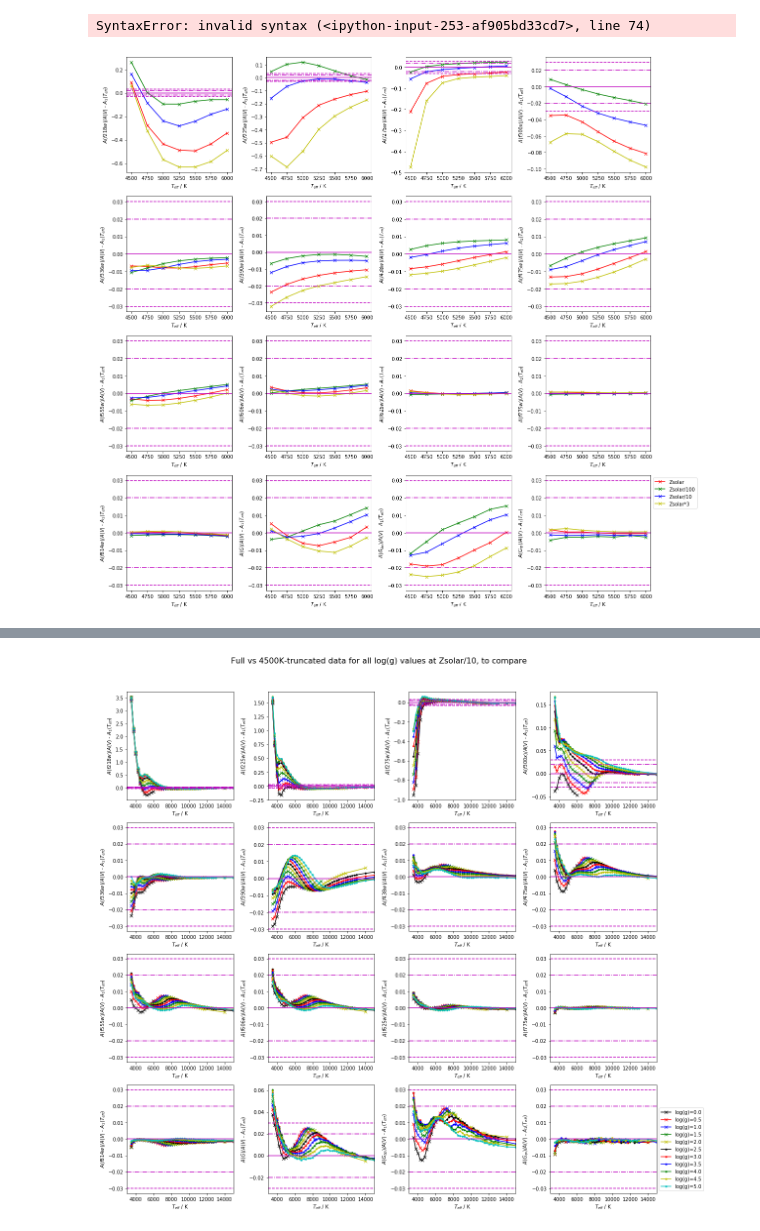
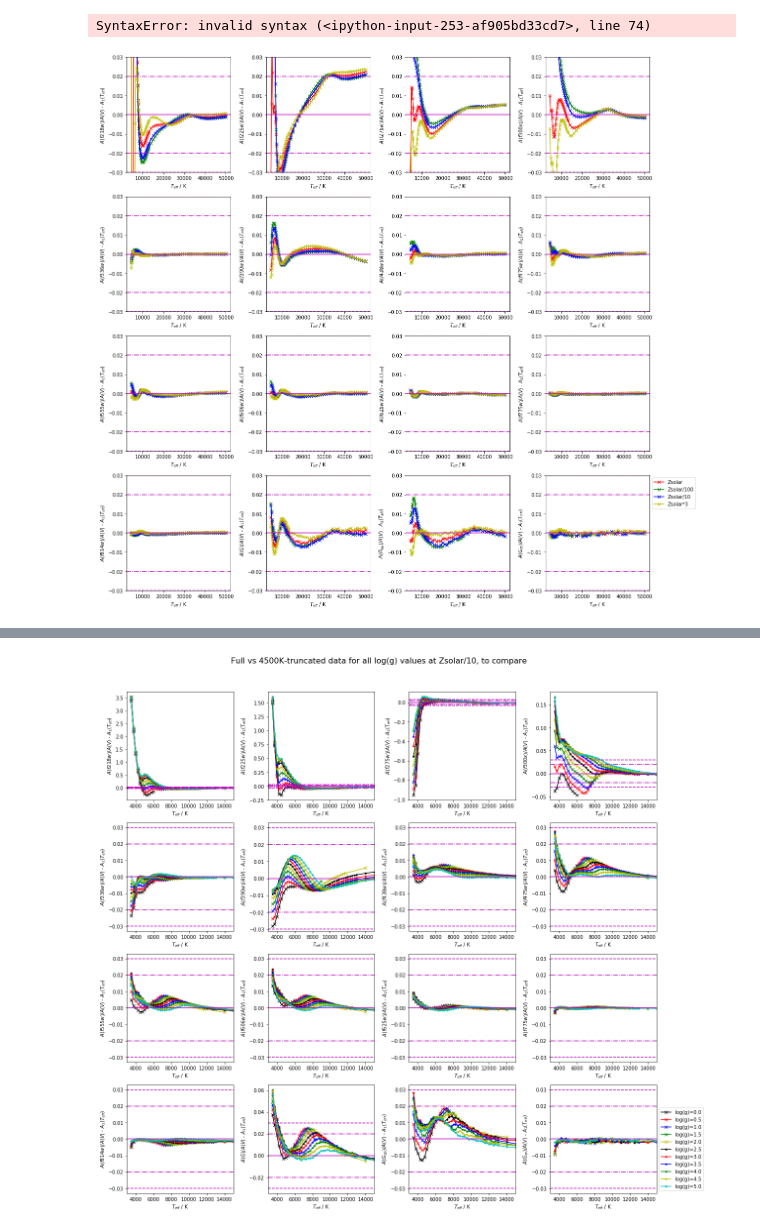
Before and after one commit to AlexlwAstro/phd_work, a Jupyter notebook: gaia_spectra_plots.ipynb, the cells around one changed output, grey strips where cells are left out. Drawn from its saved outputs; the diff is of its cells as text; code cells hidden in the pictures.

```diff
--- a/gaia_spectra_plots.ipynb
+++ b/gaia_spectra_plots.ipynb
@@ -2546,7 +2537,7 @@ Zsolar*3, 5.0: zeta = -0.012147359038840524,     decay coefficient: (1.176854938
 # Store the coefficients in a log(g)-keyed dictionary
 dosc_coeffs_dict = {}
 
-#R2_Tmin = 3500
+R2_Tref = 15000
 keyval = '5.0'
 zs_data_arr = R2_zs_dict_45[keyval]
 z2_data_arr = R2_z2_dict_45[keyval]
@@ -2563,27 +2554,27 @@ with open(output_name,'w') as f:
 # d,zeta,k,r    *1.0e-04
 # dosc_out = k*np.exp( s*(Tdata-Tmax) ) + r
 manual_f218w_zs = [30.0,0.3,1.0e-04,0.00] # red curve
-manual_f218w_z2 = [4.0,1.1,1.0e-05,-0.02] # green
+manual_f218w_z2 = [4.0,1.1,7.5e-05,-0.02] # green
 manual_f218w_z1 = [14.0,0.75,-4.0e-06,0.00] # blue
-manual_f218w_zh = [10.0,0.8,1.0e-04,0.00] # yellow
+manual_f218w_zh = [15.0,0.7,1.0e-04,0.00] # yellow
 manual_f218w = [manual_f218w_zs,manual_f218w_z2,manual_f218w_z1,manual_f218w_zh]
 
 manual_f225w_zs = [11.5,0.92,1.0e-05,0.00] # red
 manual_f225w_z2 = [12.,1.0,1.7e-06,-0.015] # green
 manual_f225w_z1 = [13.2,0.69,-2.0e-05,0.00] # blue
-manual_f225w_zh = [30.,0.2,1.0e-03,0.00] # yellow
+manual_f225w_zh = [2.,1.5,-1.0e-07,0.02] # yellow
 manual_f225w = [manual_f225w_zs,manual_f225w_z2,manual_f225w_z1,manual_f225w_zh]
 
 manual_f275w_zs = [10.,0.8,7.0e-06,0.00] # red
-manual_f275w_z2 = [1.7,1.5,1.0e-03,0.00] # green
+manual_f275w_z2 = [6.,0.7,5.0e-05,0.00] # green
 manual_f275w_z1 = [2.0,1.2,1.0e-03,-0.005] # blue
-manual_f275w_zh = [10.,0.7,1.0e-06,-0.01] # yellow
+manual_f275w_zh = [20.,0.7,1.0e-08,-0.01] # yellow
 manual_f275w = [manual_f275w_zs,manual_f275w_z2,manual_f275w_z1,manual_f275w_zh]
 
 manual_f300x_zs = [3.0,0.1,2.0e-02,0.00] # red
-manual_f300x_z2 = [1.0,1.5,7.0e-03,-0.01] # green
+manual_f300x_z2 = [1.0,1.5,1.7e-03,0.00] # green
 manual_f300x_z1 = [1.5,1.3,2.5e-03,0.00] # blue
-manual_f300x_zh = [4.0,0.9,5.0e-03,-0.02] # yellow
+manual_f300x_zh = [4.0,0.9,4.0e-03,-0.02] # yellow
 manual_f300x = [manual_f300x_zs,manual_f300x_z2,manual_f300x_z1,manual_f300x_zh]
 
 
@@ -2600,23 +2591,23 @@ for i in range(3,7):
     d_2,zeta_2,k_2,r_2 = (manual_coeffs[i-3])[1]
     d_1,zeta_1,k_1,r_1 = (manual_coeffs[i-3])[2]
     d_h,zeta_h,k_h,r_h = (manual_coeffs[i-3])[3]
-    result_curve_zs,coeffs_s = coeffs_tinker_store(comb_dict_zs_4500K[keyval],R2_Tmax,keyval,0.0,d_s,zeta_s,k_s,r_s,comb_filter_str[i-3],tinker_coeffs,file_out=output_name)
-    result_curve_z2,coeffs_2 = coeffs_tinker_store(z2_data_arr,R2_Tmax,keyval,-2.0,d_2,zeta_2,k_2,r_2,comb_filter_str[i-3],tinker_coeffs,file_out=output_name)
-    result_curve_z1,coeffs_1 = coeffs_tinker_store(z1_data_arr,R2_Tmax,keyval,-1.0,d_1,zeta_1,k_1,r_1,comb_filter_str[i-3],tinker_coeffs,file_out=output_name)
-    result_curve_zh,coeffs_h = coeffs_tinker_store(zh_data_arr,R2_Tmax,keyval,0.5,d_h,zeta_h,k_h,r_h,comb_filter_str[i-3],tinker_coeffs,file_out=output_name)
+    result_curve_zs,coeffs_s = coeffs_tinker_store(zs_data_arr,R2_Tref,keyval,0.0,d_s,zeta_s,k_s,r_s,comb_filter_str[i-3],tinker_coeffs,file_out=output_name)
+    result_curve_z2,coeffs_2 = coeffs_tinker_store(z2_data_arr,R2_Tref,keyval,-2.0,d_2,zeta_2,k_2,r_2,comb_filter_str[i-3],tinker_coeffs,file_out=output_name)
+    result_curve_z1,coeffs_1 = coeffs_tinker_store(z1_data_arr,R2_Tref,keyval,-1.0,d_1,zeta_1,k_1,r_1,comb_filter_str[i-3],tinker_coeffs,file_out=output_name)
+    result_curve_zh,coeffs_h = coeffs_tinker_store(zh_data_arr,R2_Tref,keyval,0.5,d_h,zeta_h,k_h,r_h,comb_filter_str[i-3],tinker_coeffs,file_out=output_name)
 
     #dax[i-3].plot(zs_data_arr[:,0],result_curve_zs,'r',linestyle='--',label='Zsolar DO result')
     #dax[i-3].plot(zs_data_arr[:,0],zs_data_arr[:,i],'r',marker='x',label='Zsolar data')
     #dax[i-3].plot(zs_data_arr[:,0],(zs_data_arr[:,i]-result_curve_zs),'r',linestyle='-.',label='Zsolar (DO - data)')
     #print comb_filter_str[i-3]+': max(|Zsolar (DO - data)|) = ',max(abs((zs_data_arr[:,i]-result_curve_zs)))
-    #dax[i-3].plot(z2_data_arr[:,0],result_curve_z2,'g',linestyle='--',label='Zsolar/100 DO result')
-    #dax[i-3].plot(z2_data_arr[:,0],z2_data_arr[:,i],'g',marker='x',label='Zsolar/100 data')
-    #dax[i-3].plot(z2_data_arr[:,0],(z2_data_arr[:,i]-result_curve_z2),'g',linestyle='-.',label='Zsolar/100 (DO - data)')
+    dax[i-3].plot(z2_data_arr[:,0],result_curve_z2,'g',linestyle='--',label='Zsolar/100 DO result')
+    dax[i-3].plot(z2_data_arr[:,0],z2_data_arr[:,i],'g',marker='x',label='Zsolar/100 data')
+    dax[i-3].plot(z2_data_arr[:,0],(z2_data_arr[:,i]-result_curve_z2),'g',linestyle='-.',label='Zsolar/100 (DO - data)')
     print comb_filter_str[i-3]+': max(|Zsolar/100 (DO - data)|) = ',max(abs((z2_data_arr[:,i]-result_curve_z2)))
-    dax[i-3].plot(z1_data_arr[:,0],result_curve_z1,'b',linestyle='--',label='Zsolar/10 DO result')
-    dax[i-3].plot(z1_data_arr[:,0],z1_data_arr[:,i],'b',marker='x',label='Zsolar/10 data')
-    dax[i-3].plot(z1_data_arr[:,0],(z1_data_arr[:,i]-result_curve_z1),'b',linestyle='-.',label='Zsolar/10 (DO - data)')
-    print comb_filter_str[i-3]+': max(|Zsolar/10 (DO - data)|) = ',max(abs((z1_data_arr[:,i]-result_curve_z1)))
+    #dax[i-3].plot(z1_data_arr[:,0],result_curve_z1,'b',linestyle='--',label='Zsolar/10 DO result')
+    #dax[i-3].plot(z1_data_arr[:,0],z1_data_arr[:,i],'b',marker='x',label='Zsolar/10 data')
+    #dax[i-3].plot(z1_data_arr[:,0],(z1_data_arr[:,i]-result_curve_z1),'b',linestyle='-.',label='Zsolar/10 (DO - data)')
+    #print comb_filter_str[i-3]+': max(|Zsolar/10 (DO - data)|) = ',max(abs((z1_data_arr[:,i]-result_curve_z1)))
     #dax[i-3].plot(zh_data_arr[:,0],result_curve_zh,'y',linestyle='--',label='Zsolar*3 DO result')
     #dax[i-3].plot(zh_data_arr[:,0],zh_data_arr[:,i],'y',marker='x',label='Zsolar*3 data')
     #dax[i-3].plot(zh_data_arr[:,0],(zh_data_arr[:,i]-result_curve_zh),'y',linestyle='-.',label='Zsolar*3 (DO - data)')
@@ -2790,36 +2771,36 @@ SyntaxError: invalid syntax (<ipython-input-253-af905bd33cd7>, line 74)
 # %%
 fig,zax = plt.subplots(nrows=4,ncols=4,figsize=(16, 16))
 zax = zax.ravel()
 
 keyval = '5.0'
-Teff_cut = 15000
+Teff_cut = 50000
 #15000
 #plt.set_cmap('gnuplot')
 for i in range(2,18):
     #_4500K _full
     zax[i-2].plot((comb_dict_zs_4500K[keyval])[:,0],((comb_dict_zs_4500K[keyval])[:,i] - (R1_sim_points_dict[keyval])[:,i]),'r',marker='x',label='Zsolar')
     zax[i-2].plot((comb_dict_zs_4500K[keyval])[:,0],((comb_dict_z2_4500K[keyval])[:,i] - (R1_sim_points_dict[keyval])[:,i]),'g',marker='x',label='Zsolar/100')
     zax[i-2].plot((comb_dict_zs_4500K[keyval])[:,0],((comb_dict_z1_4500K[keyval])[:,i] - (R1_sim_points_dict[keyval])[:,i]),'b',marker='x',label='Zsolar/10')
     zax[i-2].plot((comb_dict_zs_4500K[keyval])[:,0],((comb_dict_zh_4500K[keyval])[:,i] - (R1_sim_points_dict[keyval])[:,i]),'y',marker='x',label='Zsolar*3')
     if (max((comb_dict_zs_4500K[keyval])[:,0]) > float(Teff_cut)):
         zax[i-2].set_xlim(min((comb_dict_zs_4500K[keyval])[:,0]),float(Teff_cut))
     #if (i==5):
     #    zax[i-2].set_ylim(1.96,2.00)
     zax[i-2].set_xlabel(var_names_comb[0])
     zax[i-2].set_ylabel(var_names_comb[i] + ' - $A_{1}(T_{eff})$')
     zax[i-2].axhline(y=0,color='m')
     zax[i-2].axhline(y=0.03,color='m',linestyle='--')
     zax[i-2].axhline(y=-0.03,color='m',linestyle='--')
-    #zax[i-2].set_ylim(-0.02,0.02)
+    zax[i-2].set_ylim(-0.03,0.03)
     zax[i-2].axhline(y=0.02,color='m',linestyle='-.')
     zax[i-2].axhline(y=-0.02,color='m',linestyle='-.')
     zax[i-2].ticklabel_format(useOffset=False)
     fig.tight_layout()
 plt.legend(loc='upper left', bbox_to_anchor=(1.0, 1.0))
 plt.show()
-fig.savefig('Aall_vs_Teff_logg=' + keyval + '_all_Zs_diff_R1_pred_15000K.pdf', bbox_inches='tight')
+fig.savefig('Aall_vs_Teff_logg=' + keyval + '_all_Zs_diff_R1_pred_50kK.pdf', bbox_inches='tight')
 # %% [output]
-[figure, old version]
+[figure, new version]
 # %%
 # log(g) difference comparison
 
```
Also changed, not shown: parts of 8 cells of this notebook, 7 other files.
